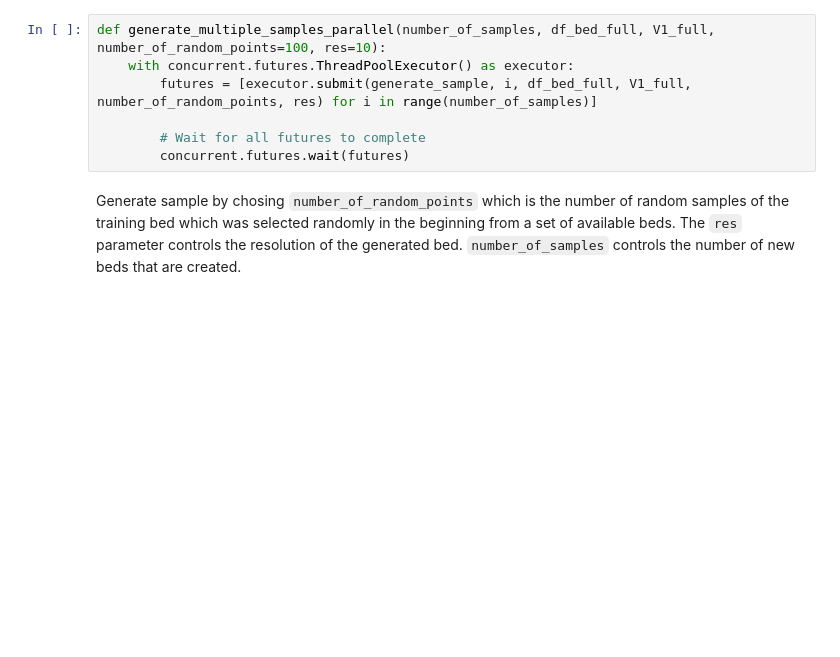
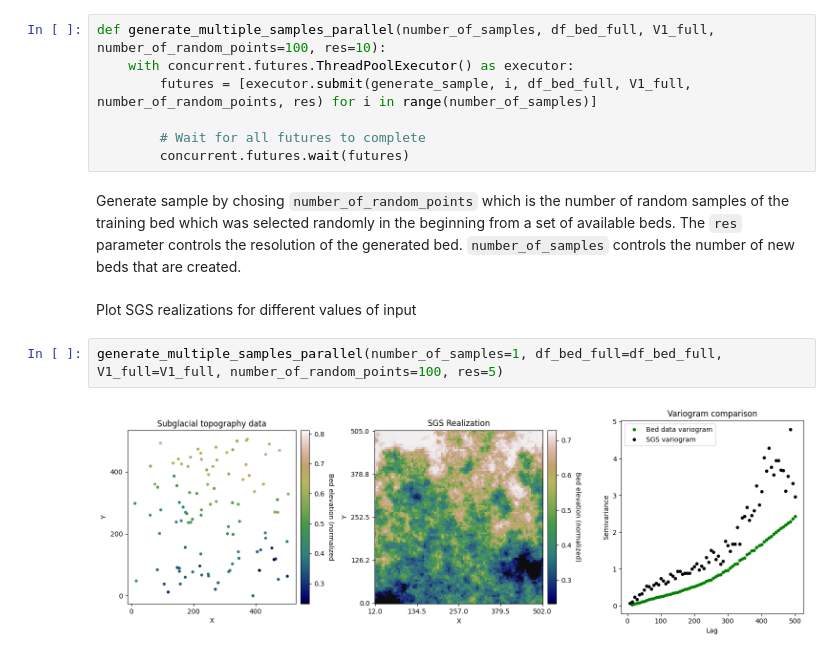
Before and after one commit to ldeo-glaciology/LEAP-Cryo-planning, a Jupyter notebook: subglacial_topography_generation/GSatSim.ipynb, the cells around one changed output. Saved outputs shown, nothing was run; the diff lists cells and outputs as text; blank space fills up the shorter version.

```diff
--- a/subglacial_topography_generation/GSatSim.ipynb
+++ b/subglacial_topography_generation/GSatSim.ipynb
@@ -274,4 +274,10 @@ def generate_multiple_samples_parallel(number_of_samples, df_bed_full, V1_full,
         concurrent.futures.wait(futures)
 # %% [markdown]
 Generate sample by chosing `number_of_random_points` which is the number of random samples of the training bed which was selected randomly in the beginning from a set of available beds. The `res` parameter controls the resolution of the generated bed. `number_of_samples` controls the number of new beds that are created.
+# %% [markdown]
+Plot SGS realizations for different values of input
+# %%
+generate_multiple_samples_parallel(number_of_samples=1, df_bed_full=df_bed_full, V1_full=V1_full, number_of_random_points=100, res=5)
+# %% [output]
+[figure, added]
 # %%
```
Also changed, not shown: parts of 10 cells of this notebook.
